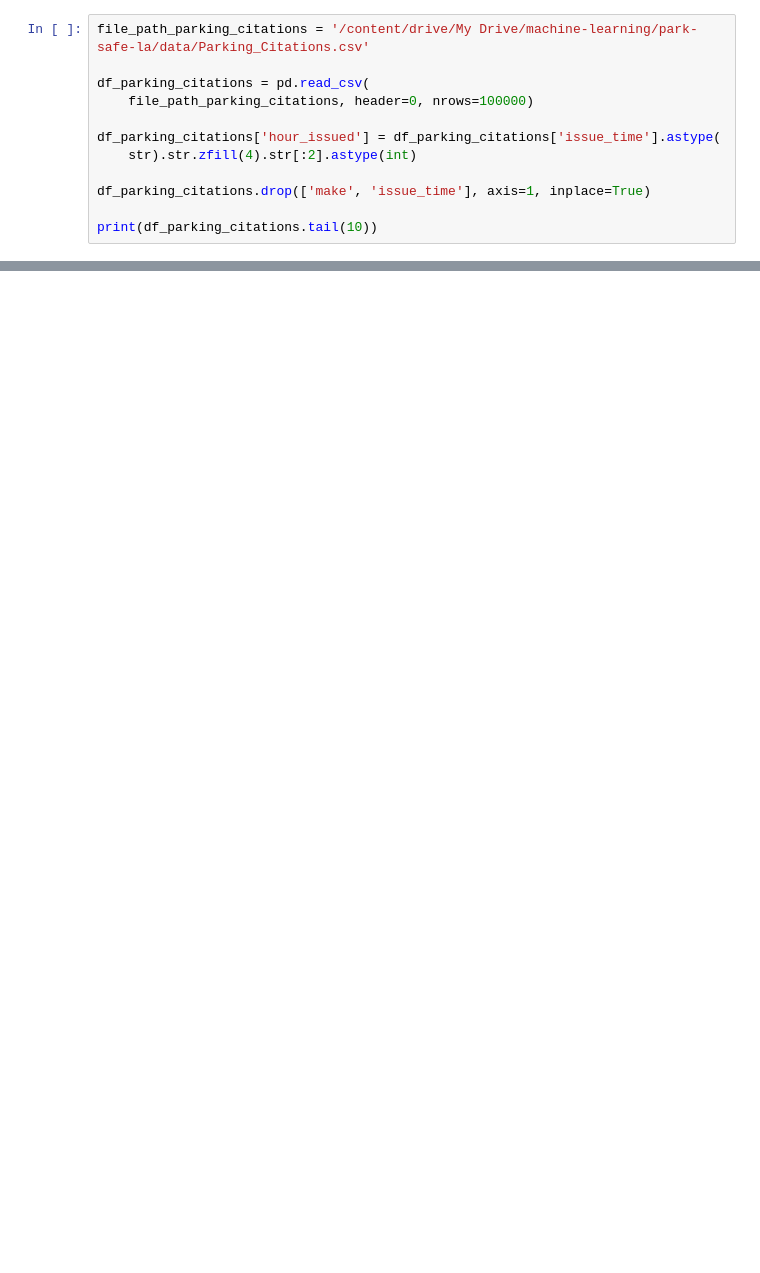
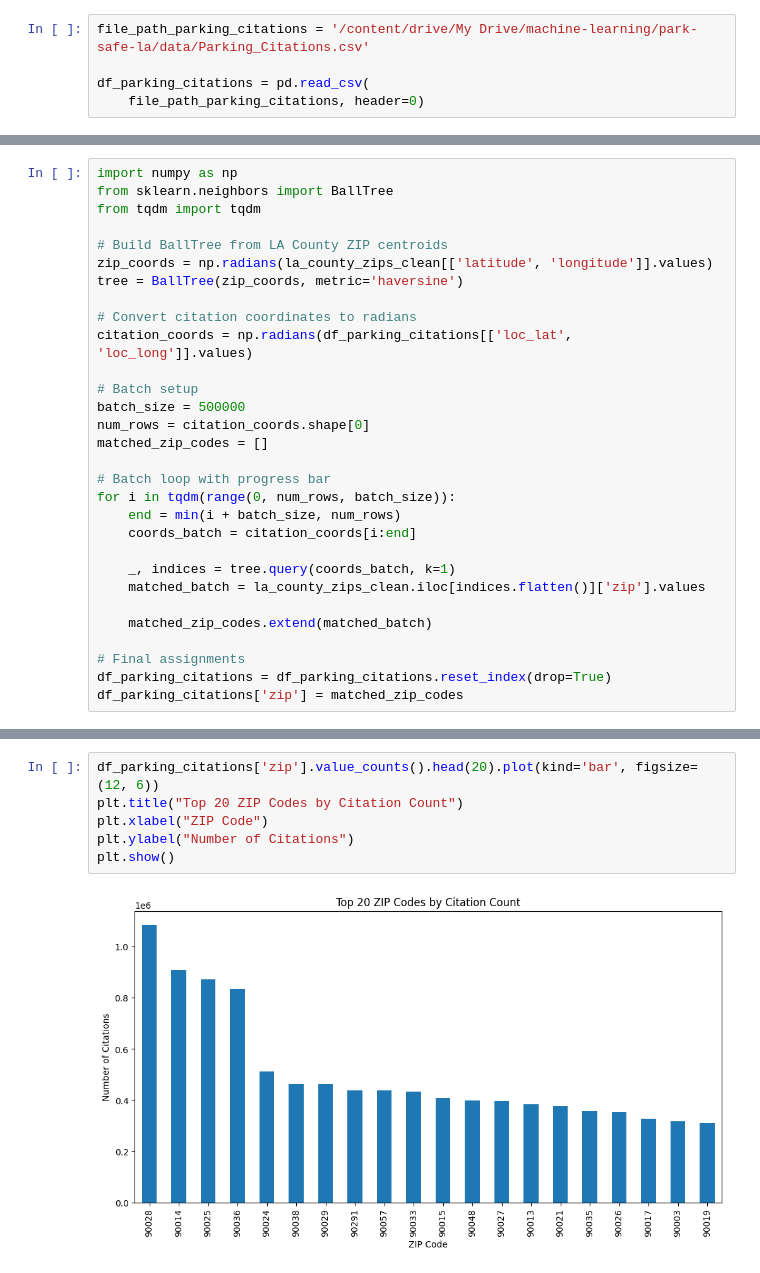
Before and after one commit to Dylan-Geraci/ParkSafe-LA, a Jupyter notebook: notebooks/park_safe_la.ipynb, the cells around one changed output, grey strips where cells are left out. Saved outputs shown, nothing was run; the diff lists cells and outputs as text; blank space fills up the shorter version.

```diff
--- a/notebooks/park_safe_la.ipynb
+++ b/notebooks/park_safe_la.ipynb
@@ -42,11 +53,4 @@ la_city_zips_clean.head()
 file_path_parking_citations = '/content/drive/My Drive/machine-learning/park-safe-la/data/Parking_Citations.csv'
 
 df_parking_citations = pd.read_csv(
-    file_path_parking_citations, header=0, nrows=100000)
-
-df_parking_citations['hour_issued'] = df_parking_citations['issue_time'].astype(
-    str).str.zfill(4).str[:2].astype(int)
-
-df_parking_citations.drop(['make', 'issue_time'], axis=1, inplace=True)
-
-print(df_parking_citations.tail(10))
+    file_path_parking_citations, header=0)
@@ -70,0 +87,30 @@ print(df_parking_citations.tail(10))
+# %%
+import numpy as np
+from sklearn.neighbors import BallTree
+from tqdm import tqdm
+
+# Build BallTree from LA County ZIP centroids
+zip_coords = np.radians(la_county_zips_clean[['latitude', 'longitude']].values)
+tree = BallTree(zip_coords, metric='haversine')
+
+# Convert citation coordinates to radians
+citation_coords = np.radians(df_parking_citations[['loc_lat', 'loc_long']].values)
+
+# Batch setup
+batch_size = 500000
+num_rows = citation_coords.shape[0]
+matched_zip_codes = []
+
+# Batch loop with progress bar
+for i in tqdm(range(0, num_rows, batch_size)):
+    end = min(i + batch_size, num_rows)
+    coords_batch = citation_coords[i:end]
+
+    _, indices = tree.query(coords_batch, k=1)
+    matched_batch = la_county_zips_clean.iloc[indices.flatten()]['zip'].values
+
+    matched_zip_codes.extend(matched_batch)
+
+# Final assignments
+df_parking_citations = df_parking_citations.reset_index(drop=True)
+df_parking_citations['zip'] = matched_zip_codes
@@ -70,0 +145,8 @@ print(df_parking_citations.tail(10))
+# %%
+df_parking_citations['zip'].value_counts().head(20).plot(kind='bar', figsize=(12, 6))
+plt.title("Top 20 ZIP Codes by Citation Count")
+plt.xlabel("ZIP Code")
+plt.ylabel("Number of Citations")
+plt.show()
+# %% [output]
+[figure, added]
```
Also changed, not shown: parts of 8 cells of this notebook.
